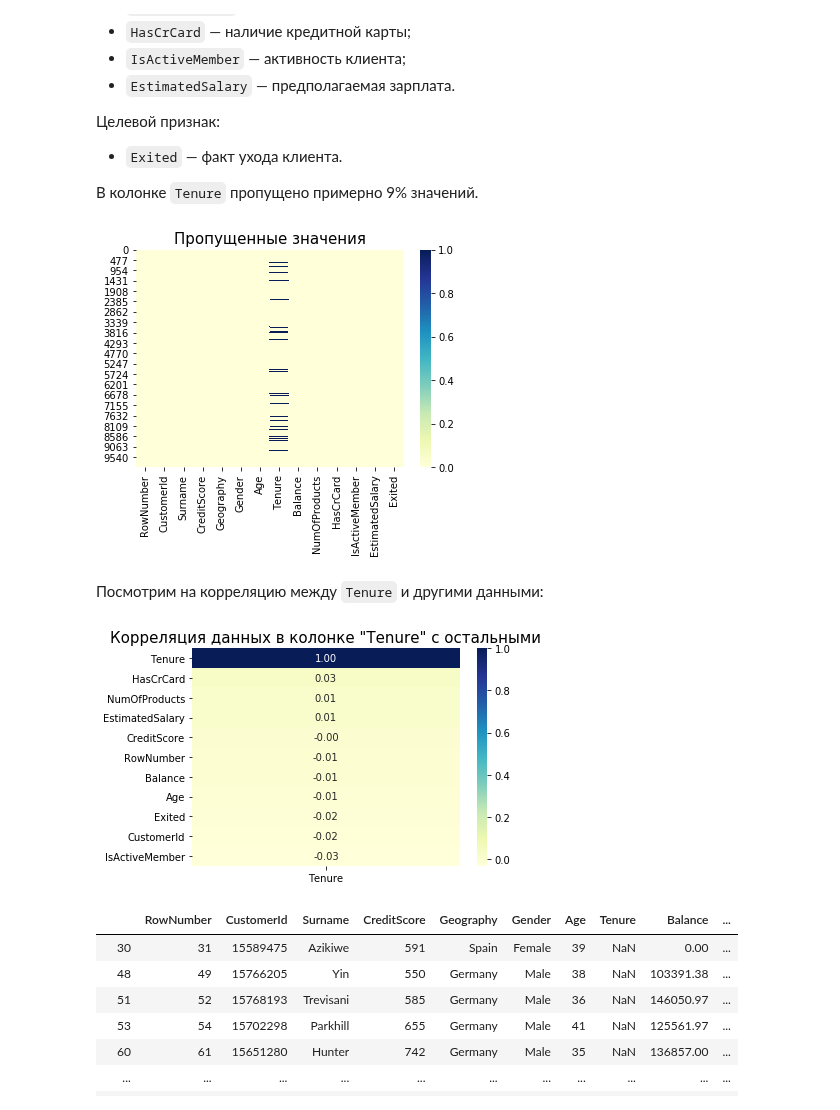
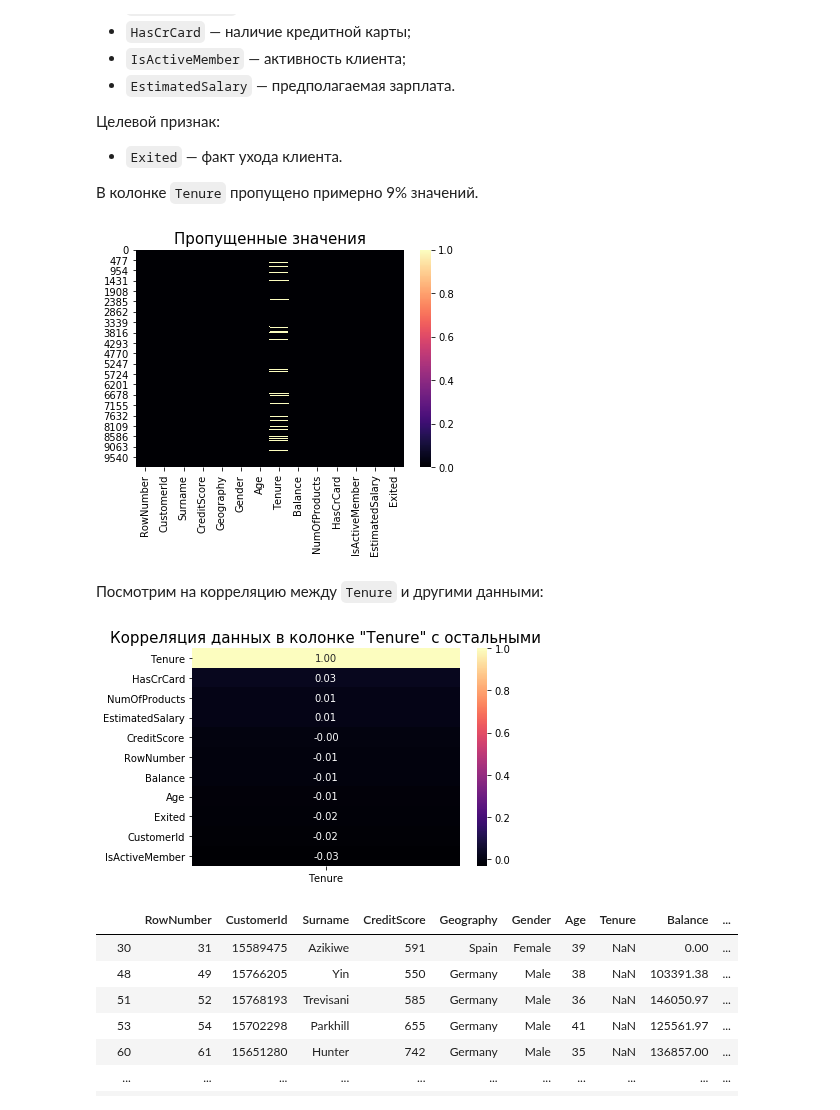
Before and after one commit to TaniaKubar/first-project, a Jupyter notebook: customers_churn_investigation.ipynb, the cells around one changed output. Saved outputs shown, nothing was run; the diff lists cells and outputs as text; code cells hidden in the pictures.

```diff
--- a/customers_churn_investigation.ipynb
+++ b/customers_churn_investigation.ipynb
@@ -119,20 +119,20 @@ None
 В колонке `Tenure` пропущено примерно 9% значений.
 # %%
 plt.title('Пропущенные значения', fontsize = 15)
-sns.heatmap(df.isna(), cmap="YlGnBu");
+sns.heatmap(df.isna(), cmap="magma");
 # %% [output]
-[figure, old version]
+[figure, new version]
 # %% [markdown]
 Посмотрим на корреляцию между `Tenure` и другими данными:
 # %%
 plt.title('Корреляция данных в колонке "Tenure" с остальными', fontsize = 15)
 (sns.heatmap(df
              .corr()[['Tenure']]
-             .sort_values(by='Tenure', ascending=False), cmap="YlGnBu", annot=True, fmt='.2f'
+             .sort_values(by='Tenure', ascending=False), cmap="magma", annot=True, fmt='.2f'
             )
 );
 # %% [output]
-[figure, old version]
+[figure, new version]
 # %%
 df[df['Tenure'].isna()]
 # %% [output]
```
